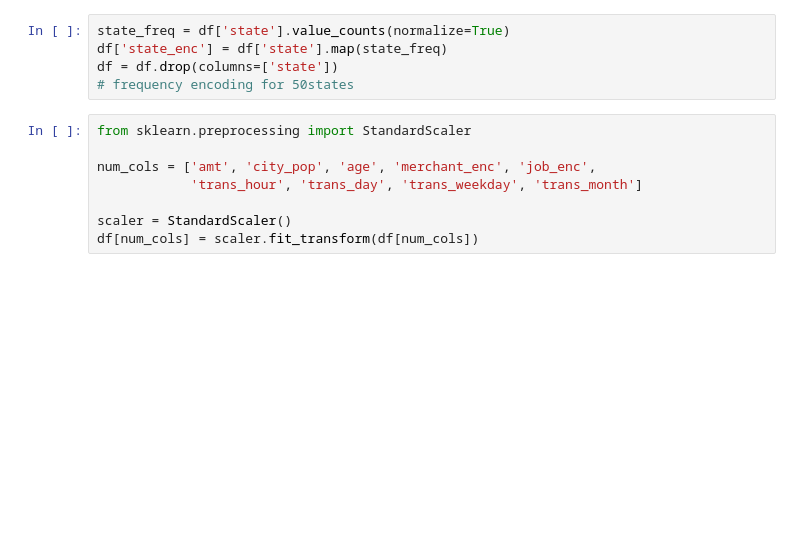
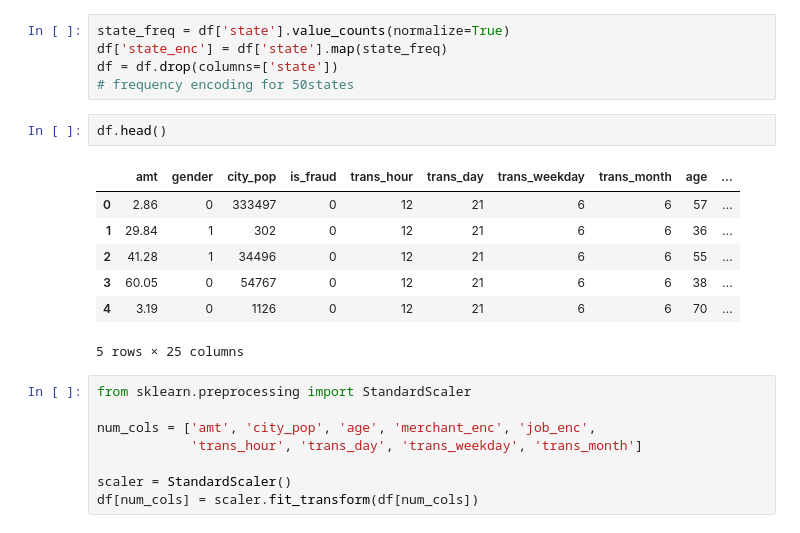
Before and after one commit to ineffablepuma/credit-card-fraud-detection, a Jupyter notebook: notebooks/02_data_preprocessing.ipynb, the cells around one changed output. Cells and saved outputs as stored; diff of their text form; blank space fills up the shorter version.

```diff
--- a/notebooks/02_data_preprocessing.ipynb
+++ b/notebooks/02_data_preprocessing.ipynb
@@ -218,6 +218,16 @@ state_freq = df['state'].value_counts(normalize=True)
 df['state_enc'] = df['state'].map(state_freq)
 df = df.drop(columns=['state'])
 # frequency encoding for 50states
+# %%
+df.head()
+# %% [output]
+|  | amt | gender | city_pop | is_fraud | trans_hour | trans_day | trans_weekday | trans_month | age | ... |
+| 0 | 2.86 | 0 | 333497 | 0 | 12 | 21 | 6 | 6 | 57 | ... |
+| 1 | 29.84 | 1 | 302 | 0 | 12 | 21 | 6 | 6 | 36 | ... |
+| 2 | 41.28 | 1 | 34496 | 0 | 12 | 21 | 6 | 6 | 55 | ... |
+| 3 | 60.05 | 0 | 54767 | 0 | 12 | 21 | 6 | 6 | 38 | ... |
+| 4 | 3.19 | 0 | 1126 | 0 | 12 | 21 | 6 | 6 | 70 | ... |
+5 rows × 25 columns
 # %%
 from sklearn.preprocessing import StandardScaler
 
```
Also changed, not shown: parts of 2 cells of this notebook, 4 other files.
